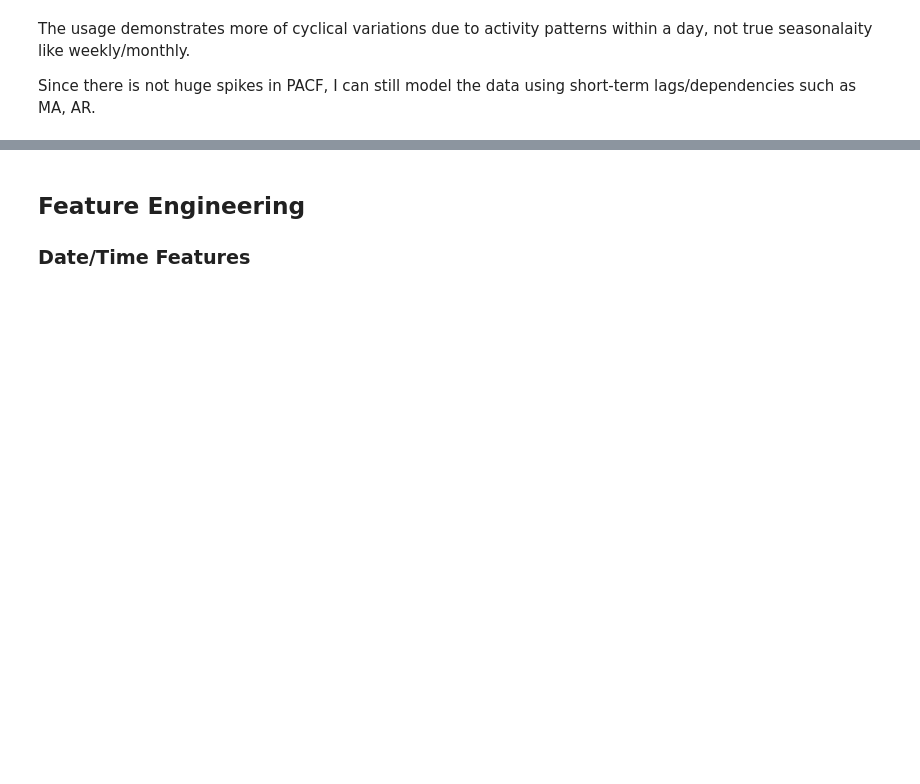
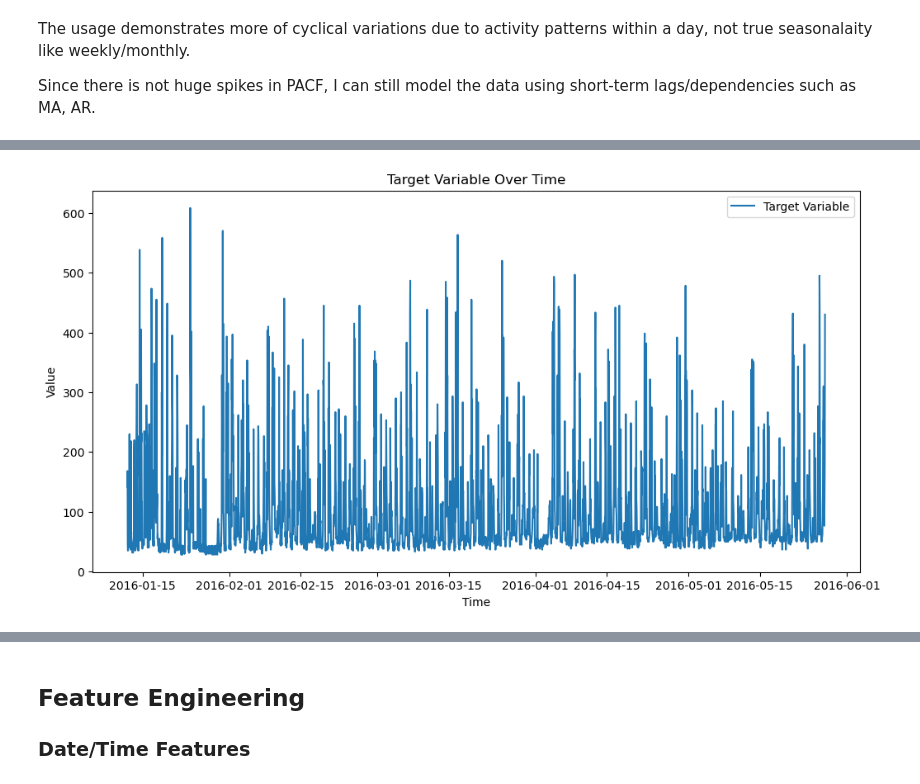
Before and after one commit to farukyasarphd/time_series_prediction_energy, a Jupyter notebook: notebooks/eda.ipynb, the cells around one changed output, grey strips where cells are left out. Cells and saved outputs as stored; diff of their text form; code cells hidden in the pictures; blank space fills up the shorter version.

```diff
--- a/notebooks/eda.ipynb
+++ b/notebooks/eda.ipynb
@@ -267,0 +290,7 @@ Since there is not huge spikes in PACF, I can still model the data using short-t
+# %%
+# Resample data to hourly intervals
+hourly_data = data.resample('h').mean().round(1)
+
+# Verify the resampled data
+print('Shape of Data:', hourly_data.shape)
+print(hourly_data.head())
@@ -267,0 +315,10 @@ Since there is not huge spikes in PACF, I can still model the data using short-t
+# %%
+plt.figure(figsize=(12, 6))
+plt.plot(hourly_data['Appliances'], label='Target Variable')
+plt.title('Target Variable Over Time')
+plt.xlabel('Time')
+plt.ylabel('Value')
+plt.legend()
+plt.show()
+# %% [output]
+[figure, added]
```
Also changed, not shown: parts of 14 cells of this notebook, 5 other files.
